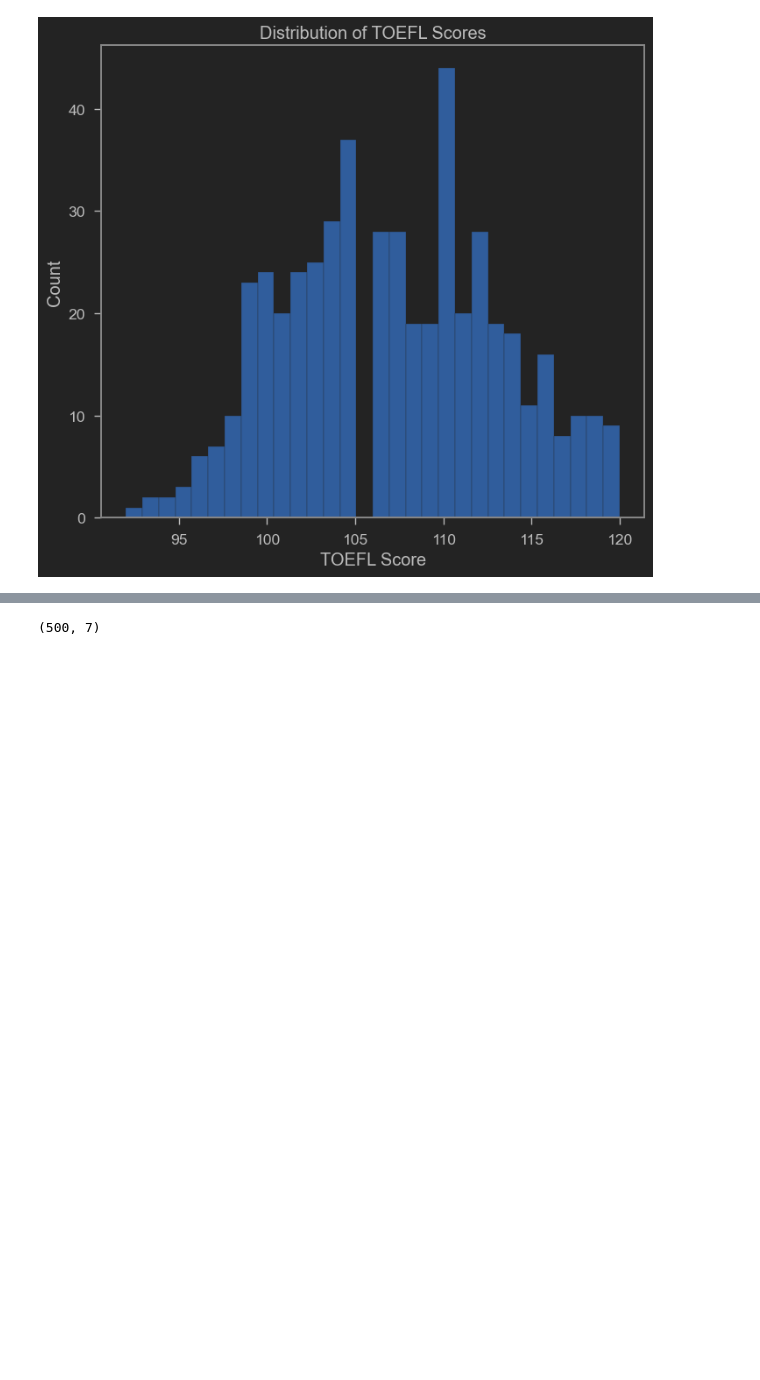
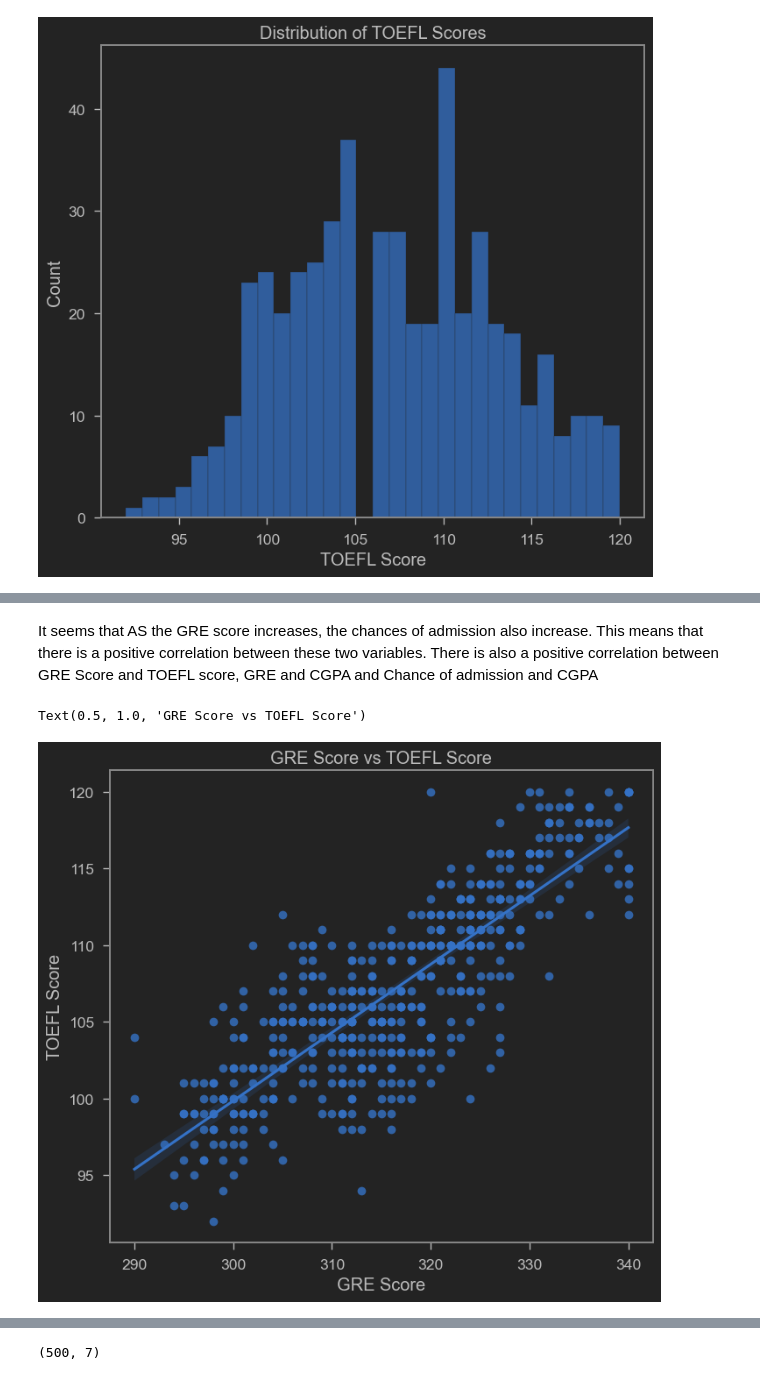
Before and after one commit to leon-czarlinski/UniversityAdmission, a Jupyter notebook: src/Graduate_Admission_Prediction.ipynb, the cells around one changed output, grey strips where cells are left out. Saved outputs shown, nothing was run; the diff lists cells and outputs as text; code cells hidden in the pictures; blank space fills up the shorter version.

Commit message:
Graduate Admission Prediction

```diff
--- a/src/Graduate_Admission_Prediction.ipynb
+++ b/src/Graduate_Admission_Prediction.ipynb
@@ -265,0 +249,9 @@ x = admission_df.drop(columns = ['Chance of Admit'])
+# %% [markdown]
+It seems that AS the GRE score increases, the chances of admission also increase. This means that there is a positive correlation between these two variables.
+There is also a positive correlation between GRE Score and TOEFL score, GRE and CGPA and Chance of admission and CGPA
+# %%
+sns.regplot(x="GRE Score", y="TOEFL Score", data=admission_df)
+plt.title("GRE Score vs TOEFL Score")
+# %% [output]
+Text(0.5, 1.0, 'GRE Score vs TOEFL Score')
+[figure, added]
```
Also changed, not shown: parts of 37 cells of this notebook.
